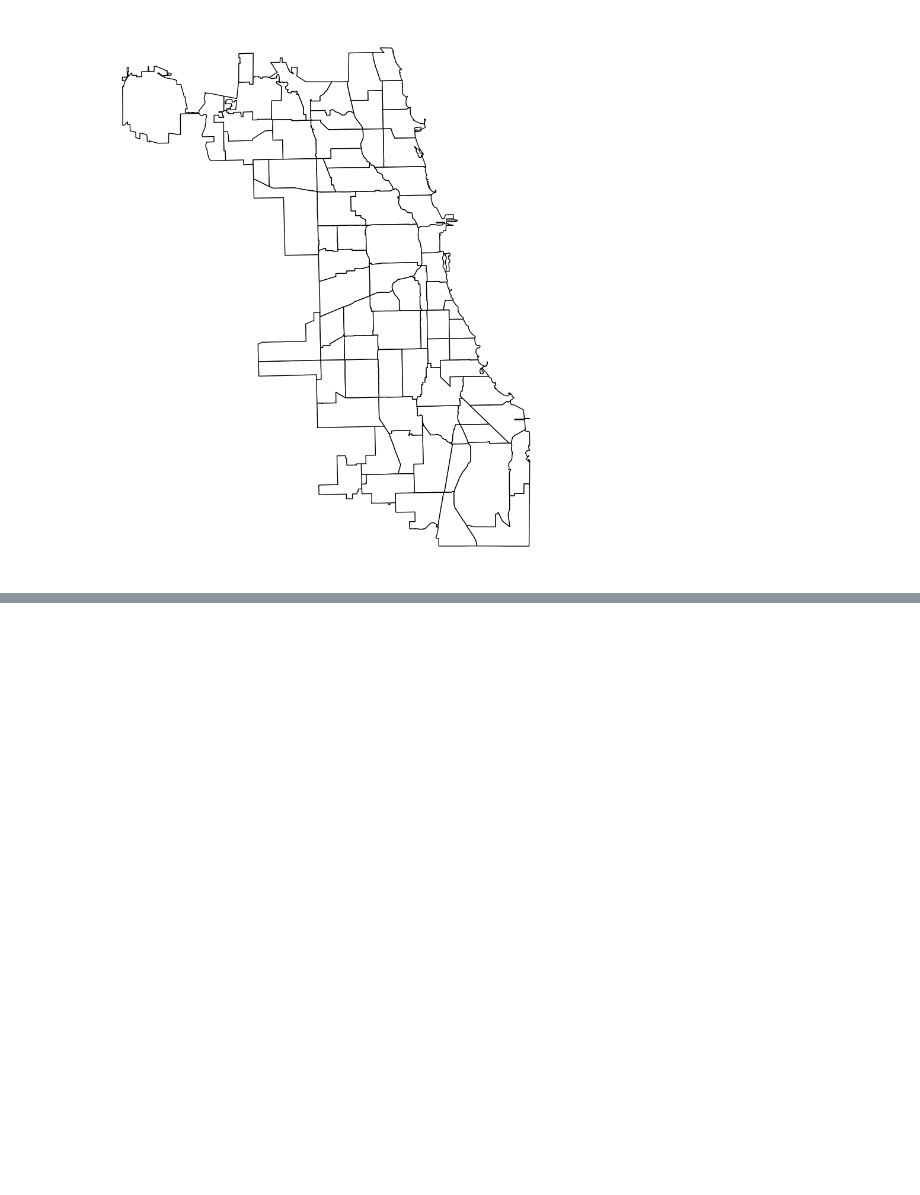
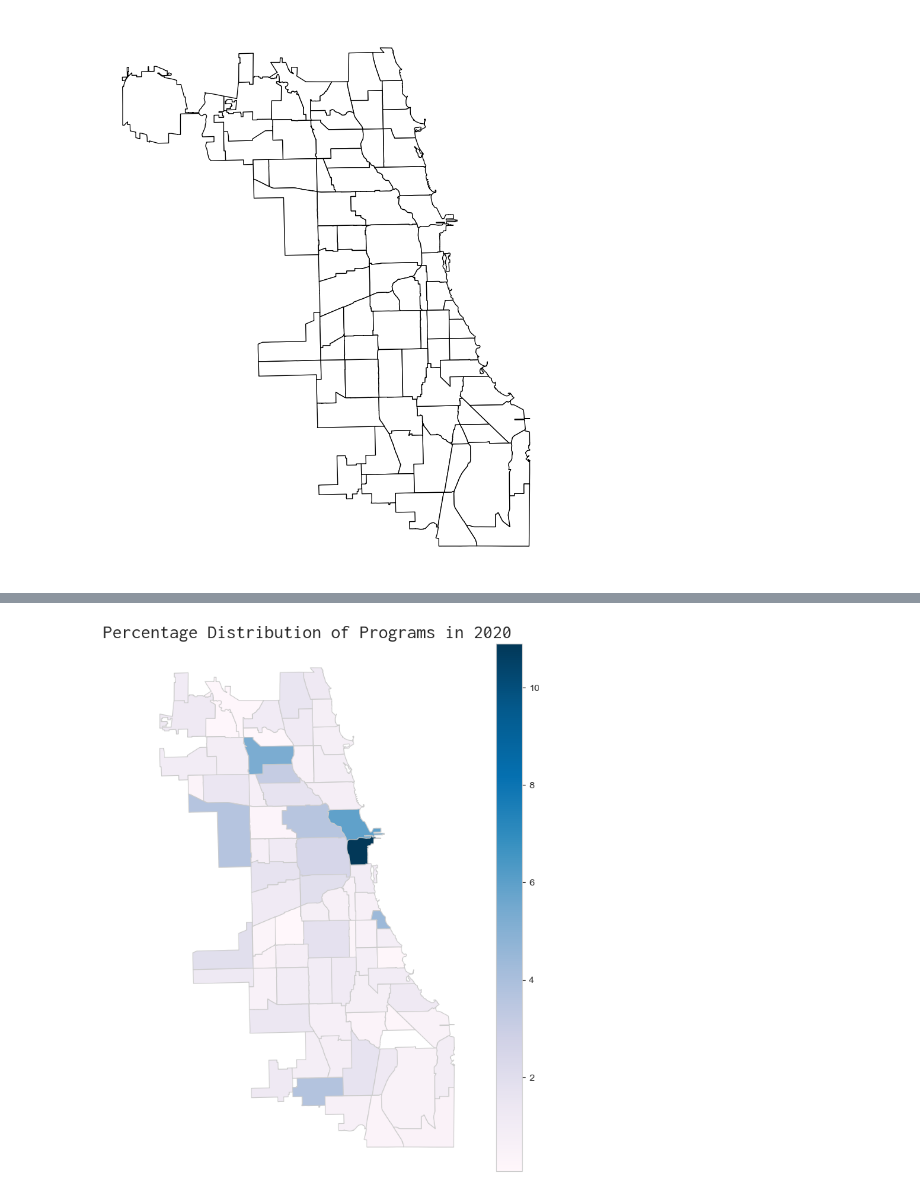
Before and after one commit to ishasharma2/stat390, a Jupyter notebook: eda.ipynb, the cells around one changed output, grey strips where cells are left out. Saved outputs shown, nothing was run; the diff lists cells and outputs as text; code cells hidden in the pictures; blank space fills up the shorter version.

```diff
--- a/eda.ipynb
+++ b/eda.ipynb
@@ -362,0 +342,24 @@ plt.savefig("plots/free_programs_map.png", dpi=300)
+# %%
+chi_map = gpd.read_file('chi_shapefile/geo_export_ac7aa850-c5f5-48c3-8b86-051ed02f73db.shx')
+
+# filter clean_data for only 2020 start dates
+clean_data_2020 = clean_data[clean_data['Start Date'].dt.year == 2020]
+
+merged_2020 = pd.merge(left=chi_map, right=clean_data_2020, left_on='community', right_on='Geographic Cluster Name')
+
+grouped_2020 = merged_2020.groupby('community')['Program Name'].nunique()
+
+percentages_2020 = (grouped_2020 / grouped_2020.sum()) * 100
+
+chi_map['Percentage Distribution'] = chi_map['community'].map(percentages_2020)
+
+# plot using seaborn
+sns.set_style("whitegrid")
+fig, ax = plt.subplots(figsize=(10,10))
+chi_map.plot(column='Percentage Distribution', cmap='PuBu', linewidth=0.8, ax=ax, edgecolor='0.8', legend=True)
+ax.set_axis_off()
+ax.set_title('Percentage Distribution of Programs in 2020', fontdict={'fontsize': '20', 'fontweight' : '3', 'fontname':'Inconsolata'})
+plt.savefig("plots/2020programs_map.png", dpi=300)
+plt.show()
+# %% [output]
+[figure, added]
```
Also changed, not shown: parts of 12 cells of this notebook, 6 other files.
